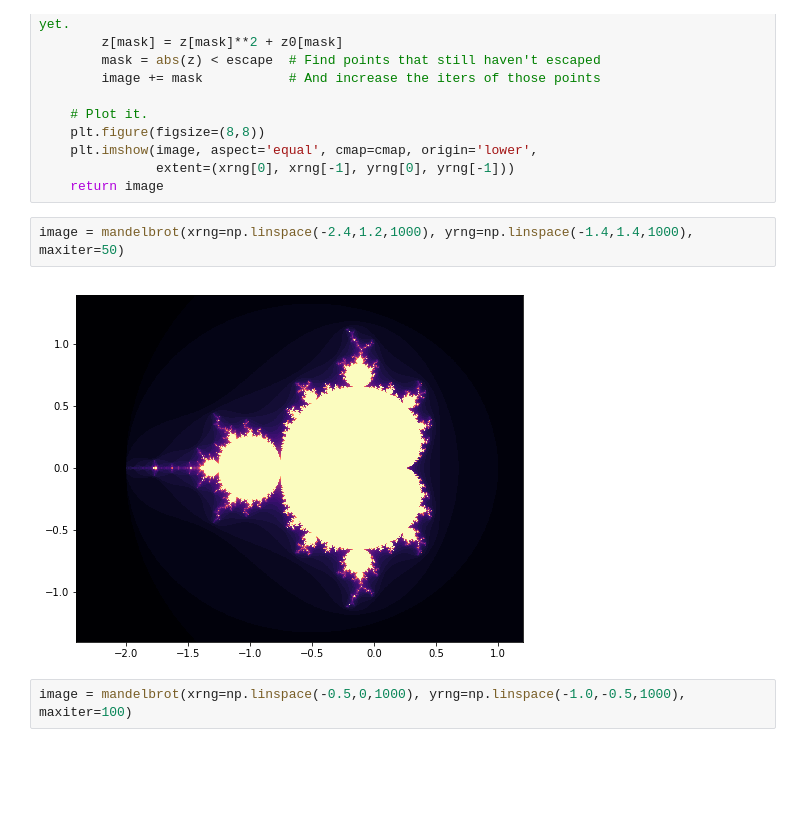
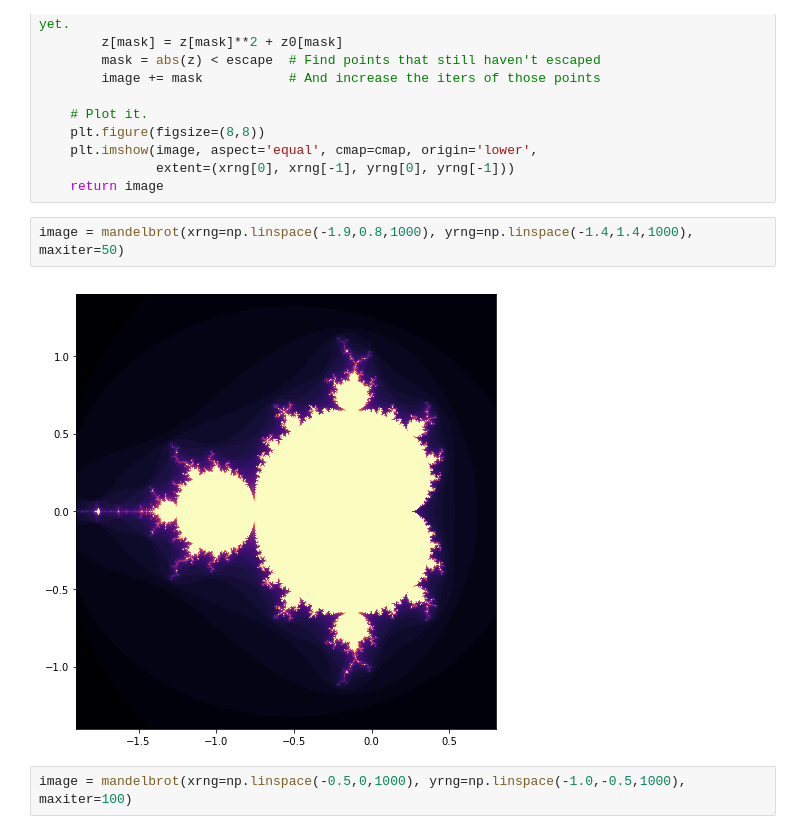
Before and after one commit to DanielleRomanoff/Fractal-Blog, a Jupyter notebook: Fractals Technical.ipynb, the cells around one changed output. Drawn from its saved outputs; the diff is of its cells as text; blank space fills up the shorter version.

```diff
--- a/Fractals Technical.ipynb
+++ b/Fractals Technical.ipynb
@@ -260,9 +260,9 @@ def mandelbrot(xrng, yrng, escape=2, maxiter=50, cmap='magma'):
                extent=(xrng[0], xrng[-1], yrng[0], yrng[-1]))
     return image
 # %%
-image = mandelbrot(xrng=np.linspace(-2.4,1.2,1000), yrng=np.linspace(-1.4,1.4,1000), maxiter=50)
+image = mandelbrot(xrng=np.linspace(-1.9,0.8,1000), yrng=np.linspace(-1.4,1.4,1000), maxiter=50)
 # %% [output]
-[figure, old version]
+[figure, new version]
 # %%
 image = mandelbrot(xrng=np.linspace(-0.5,0,1000), yrng=np.linspace(-1.0,-0.5,1000), maxiter=100)
 # %% [output]
```
Also changed, not shown: parts of 4 cells of this notebook, 5 other files.
